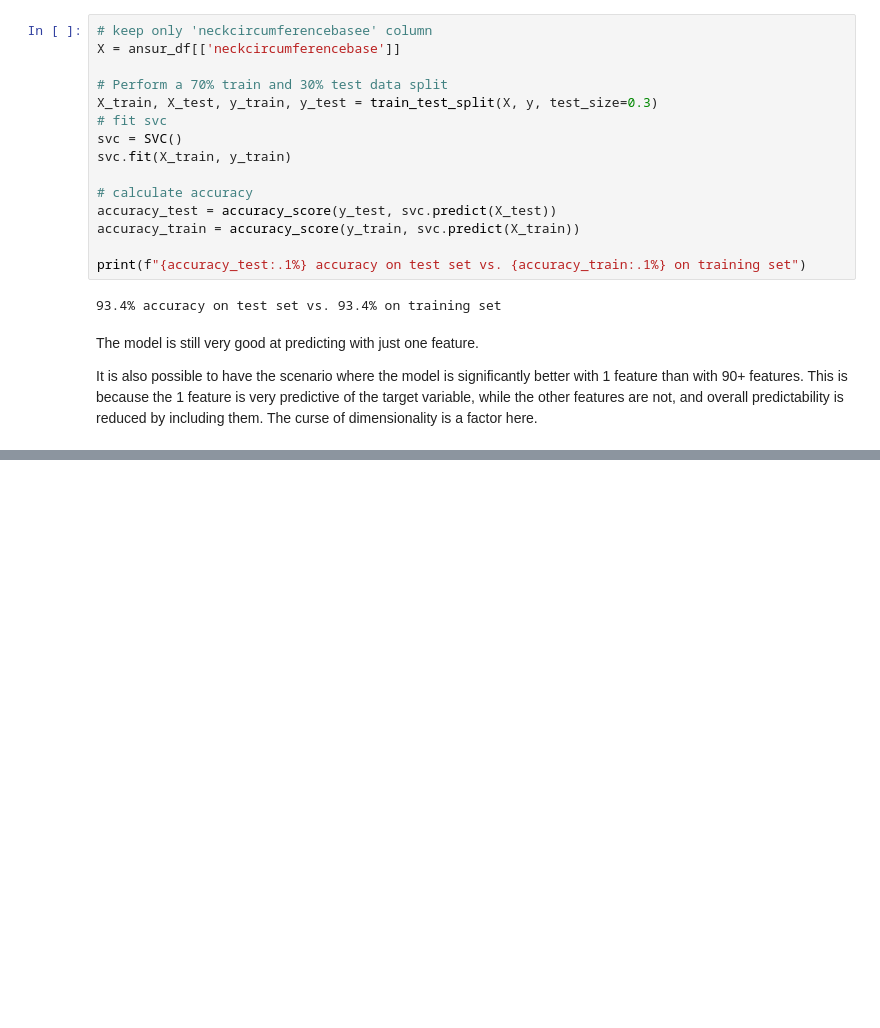
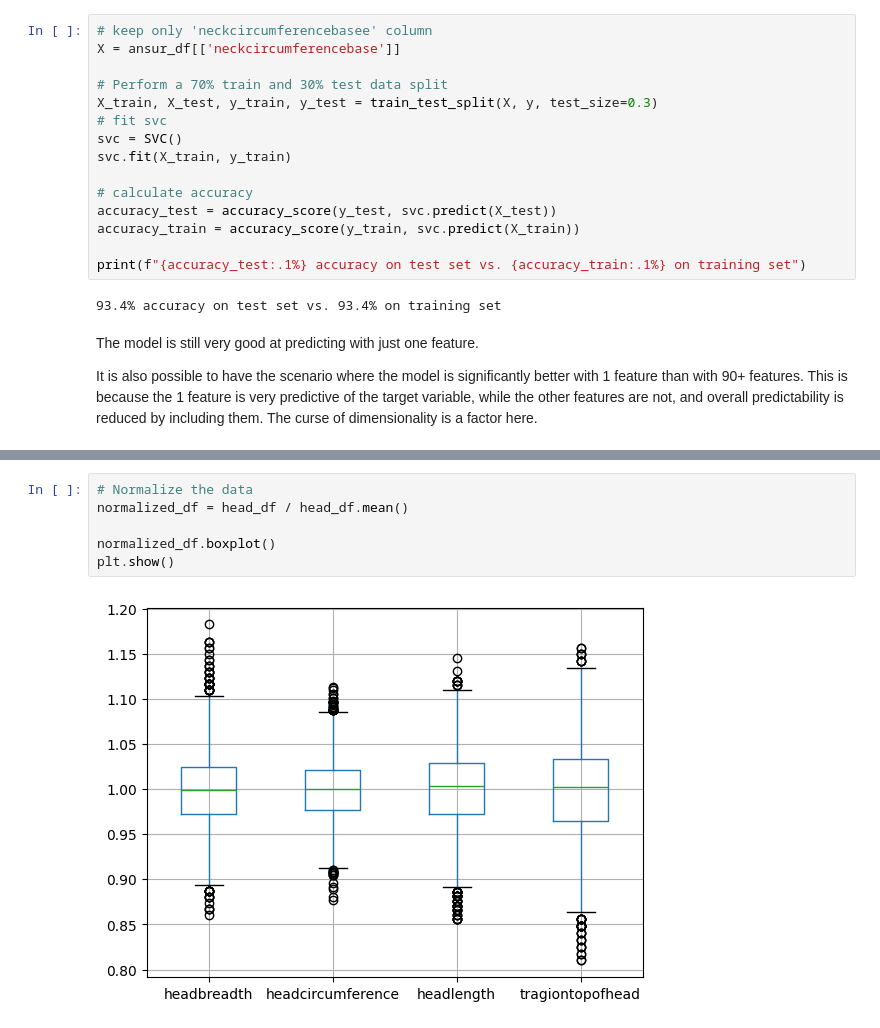
Before and after one commit to zoonalink/sandbox, a Jupyter notebook: Python/datacamp-ml-scientist/dimensionality-reduction/2-feature-selection-1.ipynb, the cells around one changed output, grey strips where cells are left out. Cells and saved outputs as stored; diff of their text form; blank space fills up the shorter version.

```diff
--- a/Python/datacamp-ml-scientist/dimensionality-reduction/2-feature-selection-1.ipynb
+++ b/Python/datacamp-ml-scientist/dimensionality-reduction/2-feature-selection-1.ipynb
@@ -146,0 +337,8 @@ It is also possible to have the scenario where the model is significantly better
+# %%
+# Normalize the data
+normalized_df = head_df / head_df.mean()
+
+normalized_df.boxplot()
+plt.show()
+# %% [output]
+[figure, added]
```
Also changed, not shown: parts of 35 cells of this notebook.
